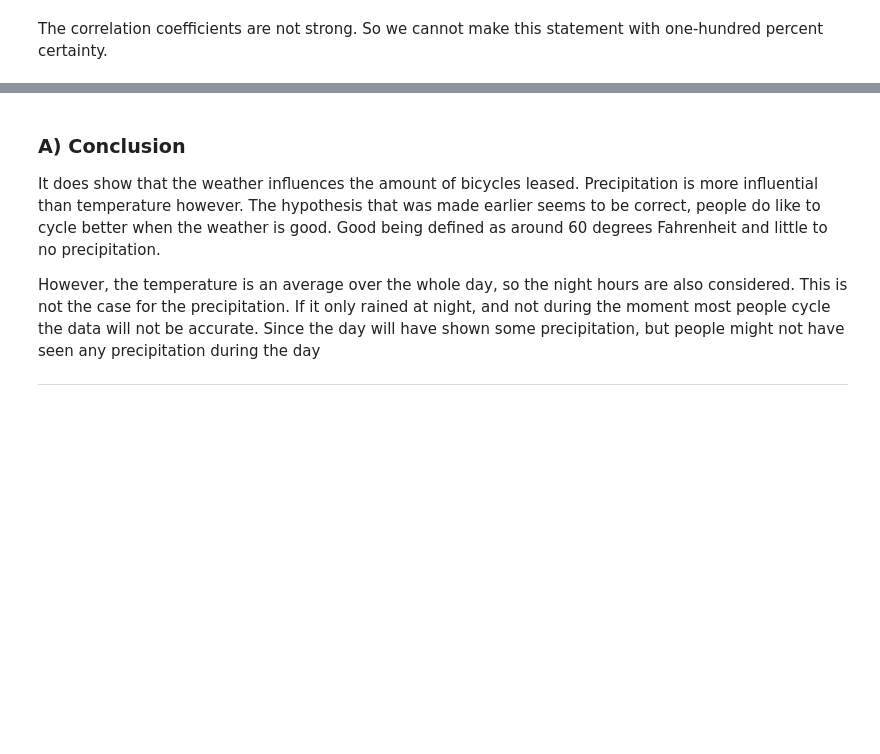
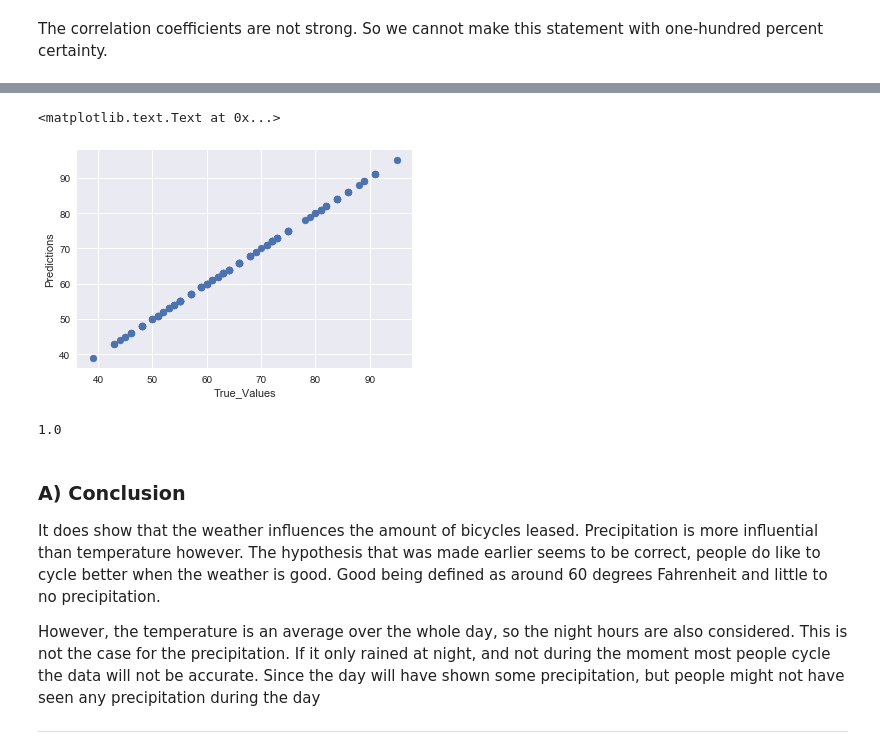
Before and after one commit to JeroenBoshuis/DataScience_Casus, a Jupyter notebook: Did it rain in Seattle and does this affect cycling.ipynb, the cells around one changed output, grey strips where cells are left out. Saved outputs shown, nothing was run; the diff lists cells and outputs as text; code cells hidden in the pictures; blank space fills up the shorter version.

Commit message:
Add files via upload
Final version with Supervised Learning (linear regression)

```diff
--- a/Did it rain in Seattle and does this affect cycling.ipynb
+++ b/Did it rain in Seattle and does this affect cycling.ipynb
@@ -1115,0 +1113,3 @@ The correlation coefficients are not strong. So we cannot make this statement wi
+# %%
+#drop columns that have 'NaN' or '-' or a string as a value.
+weather.drop(['Mean_Temperature_F', 'Date', 'Events', 'Max_Gust_Speed_MPH'], axis=1, inplace=True)
@@ -1115,0 +1137,9 @@ The correlation coefficients are not strong. So we cannot make this statement wi
+# %%
+#train, test and predict model
+y = weather.Max_Temperature_F
+x = weather.Max_Temperature_F
+X_train, X_test, y_train, y_test = train_test_split(weather, y, test_size=.2)
+lm = linear_model.LinearRegression()
+
+model = lm.fit(X_train, y_train)
+predictions = lm.predict(X_test)
@@ -1116,3 +1166,14 @@ The correlation coefficients are not strong. So we cannot make this statement wi
+# %%
+plt.scatter(y_test, predictions)
+plt.xlabel('True_Values')
+plt.ylabel('Predictions')
+# %% [output]
+<matplotlib.text.Text at 0x...>
+[figure, added]
+# %%
+model.score(X_train, y_train)
+# %% [output]
+1.0
 # %% [markdown]
 ### A) Conclusion<a id="SevenThreeOne"></a>
 It does show that the weather influences the amount of bicycles leased. Precipitation is more influential than temperature however. The hypothesis that was made earlier seems to be correct, people do like to cycle better when the weather is good. Good being defined as around 60 degrees Fahrenheit and little to no precipitation.
```
Also changed, not shown: parts of 30 cells of this notebook.
